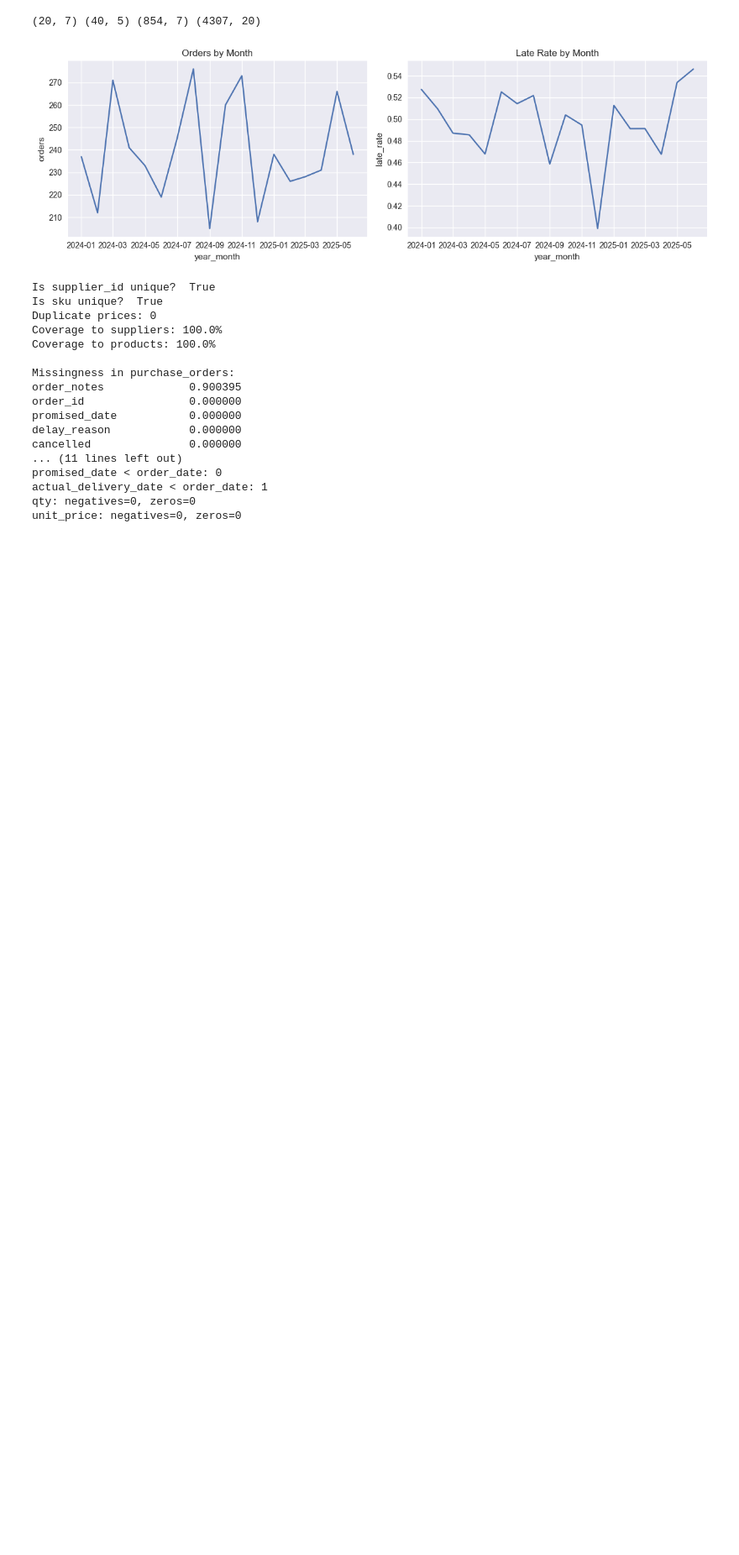
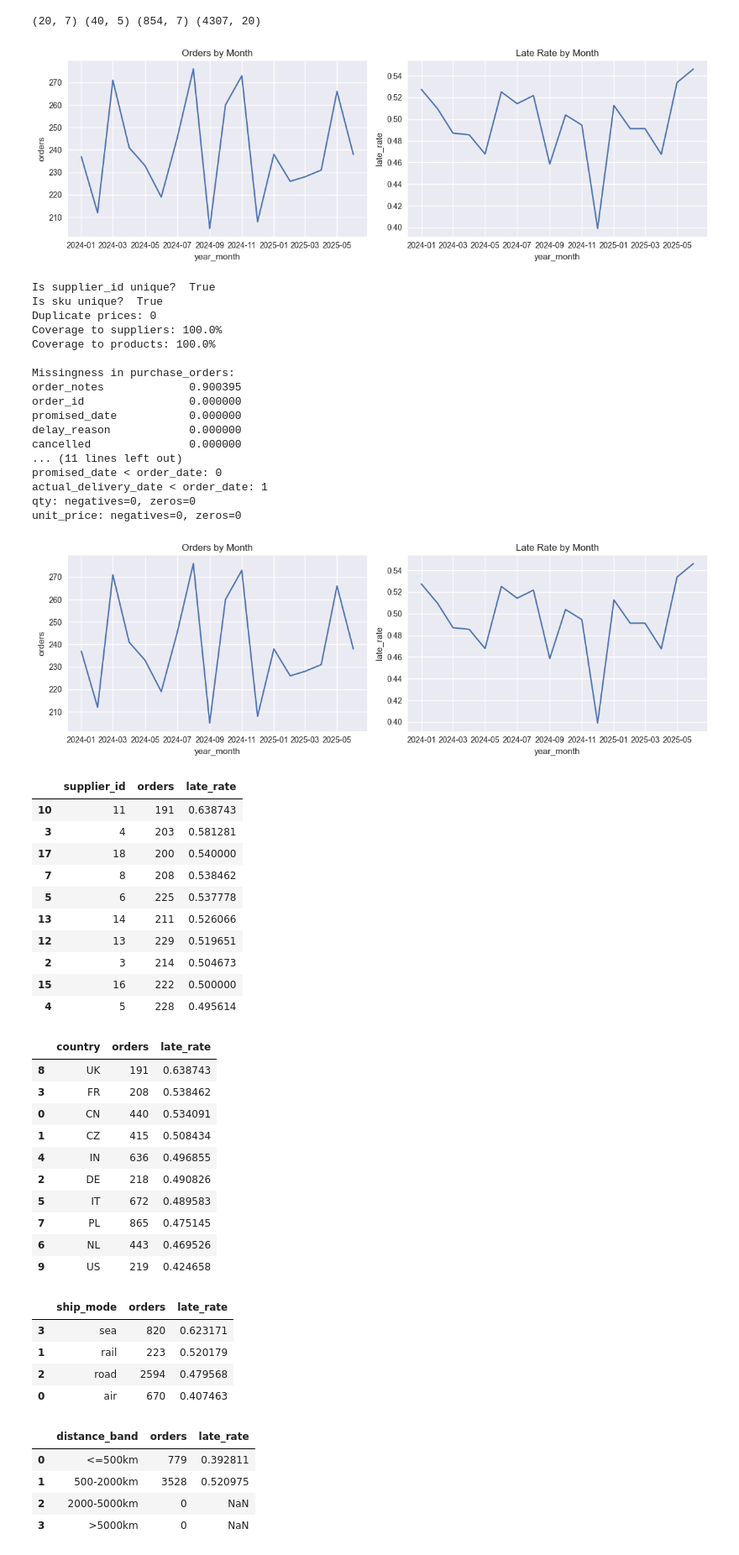
Before and after one commit to Karim-shamel/ds_takehome_KarimMorsy, a Jupyter notebook: notebooks/EDA.ipynb, the cells around one changed output. Shown: that part at 84% size. Cells and saved outputs as stored; diff of their text form; code cells hidden in the pictures; blank space fills up the shorter version.

Commit message:
Late rates by month. Patterns, shipping modes and distance metrics

```diff
--- a/notebooks/EDA.ipynb
+++ b/notebooks/EDA.ipynb
@@ -83,3 +83,83 @@ promised_date < order_date: 0
 actual_delivery_date < order_date: 1
 qty: negatives=0, zeros=0
 unit_price: negatives=0, zeros=0
+# %%
+work = po.copy()
+work['year_month'] = work['order_date'].dt.to_period('M').dt.to_timestamp()
+work = work.assign(
+    cancelled = work['cancelled'].fillna(0).astype(int),
+    late_delivery = (work['actual_delivery_date'] > work['promised_date']).astype(int)
+)
+val = work.query("cancelled == 0")
+
+monthly = val.groupby('year_month').agg(
+    orders=('order_id','count'),
+    late_rate=('late_delivery','mean')
+).reset_index()
+
+fig, ax = plt.subplots(1,2, figsize=(12,4))
+sns.lineplot(data=monthly, x='year_month', y='orders', ax=ax[0]); ax[0].set_title('Orders by Month')
+sns.lineplot(data=monthly, x='year_month', y='late_rate', ax=ax[1]); ax[1].set_title('Late Rate by Month')
+plt.tight_layout(); plt.show()
+
+if 'supplier_id' in val.columns:
+    sup_slice = (val.groupby('supplier_id')
+                 .agg(orders=('order_id','count'), late_rate=('late_delivery','mean'))
+                 .reset_index().sort_values('late_rate', ascending=False))
+    display(sup_slice.head(10))
+
+if 'country' in sup.columns:
+    val = val.merge(sup[['supplier_id','country']], on='supplier_id', how='left')
+    country_slice = (val.groupby('country')
+                     .agg(orders=('order_id','count'), late_rate=('late_delivery','mean'))
+                     .reset_index().sort_values('late_rate', ascending=False))
+    display(country_slice.head(10))
+
+if 'ship_mode' in val.columns:
+    ship_slice = (val.groupby('ship_mode')
+                  .agg(orders=('order_id','count'), late_rate=('late_delivery','mean'))
+                  .reset_index().sort_values('late_rate', ascending=False))
+    display(ship_slice)
+
+if 'distance_km' in val.columns:
+    bins = [-np.inf, 500, 2000, 5000, np.inf]
+    labels = ['<=500km','500-2000km','2000-5000km','>5000km']
+    val['distance_band'] = pd.cut(val['distance_km'], bins=bins, labels=labels)
+    dist_slice = (val.groupby('distance_band')
+                  .agg(orders=('order_id','count'), late_rate=('late_delivery','mean'))
+                  .reset_index())
+    display(dist_slice)
+# %% [output]
+[figure, added]
+|  | supplier_id | orders | late_rate |
+| 10 | 11 | 191 | 0.638743 |
+| 3 | 4 | 203 | 0.581281 |
+| 17 | 18 | 200 | 0.540000 |
+| 7 | 8 | 208 | 0.538462 |
+| 5 | 6 | 225 | 0.537778 |
+| 13 | 14 | 211 | 0.526066 |
+| 12 | 13 | 229 | 0.519651 |
+| 2 | 3 | 214 | 0.504673 |
+| 15 | 16 | 222 | 0.500000 |
+| 4 | 5 | 228 | 0.495614 |
+|  | country | orders | late_rate |
+| 8 | UK | 191 | 0.638743 |
+| 3 | FR | 208 | 0.538462 |
+| 0 | CN | 440 | 0.534091 |
+| 1 | CZ | 415 | 0.508434 |
+| 4 | IN | 636 | 0.496855 |
+| 2 | DE | 218 | 0.490826 |
+| 5 | IT | 672 | 0.489583 |
+| 7 | PL | 865 | 0.475145 |
+| 6 | NL | 443 | 0.469526 |
+| 9 | US | 219 | 0.424658 |
+|  | ship_mode | orders | late_rate |
+| 3 | sea | 820 | 0.623171 |
+| 1 | rail | 223 | 0.520179 |
+| 2 | road | 2594 | 0.479568 |
+| 0 | air | 670 | 0.407463 |
+|  | distance_band | orders | late_rate |
+| 0 | <=500km | 779 | 0.392811 |
+| 1 | 500-2000km | 3528 | 0.520975 |
+| 2 | 2000-5000km | 0 | NaN |
+| 3 | >5000km | 0 | NaN |
```
